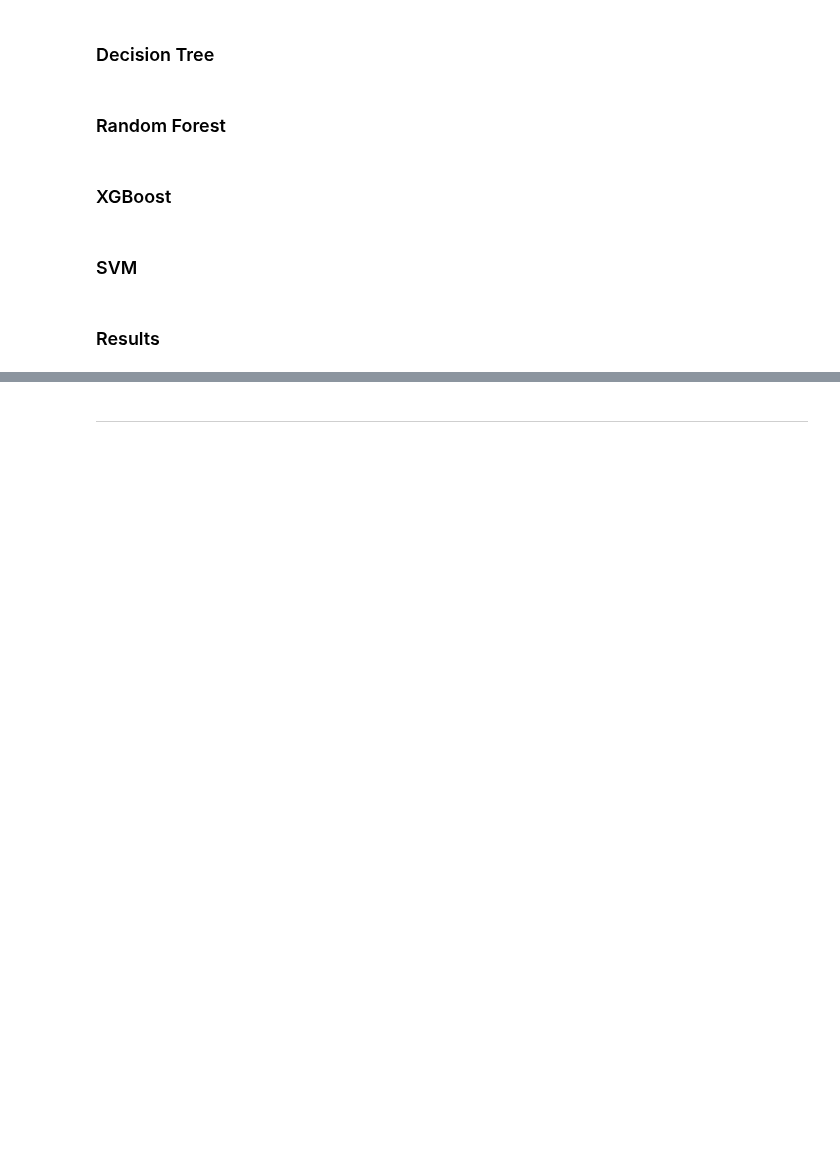
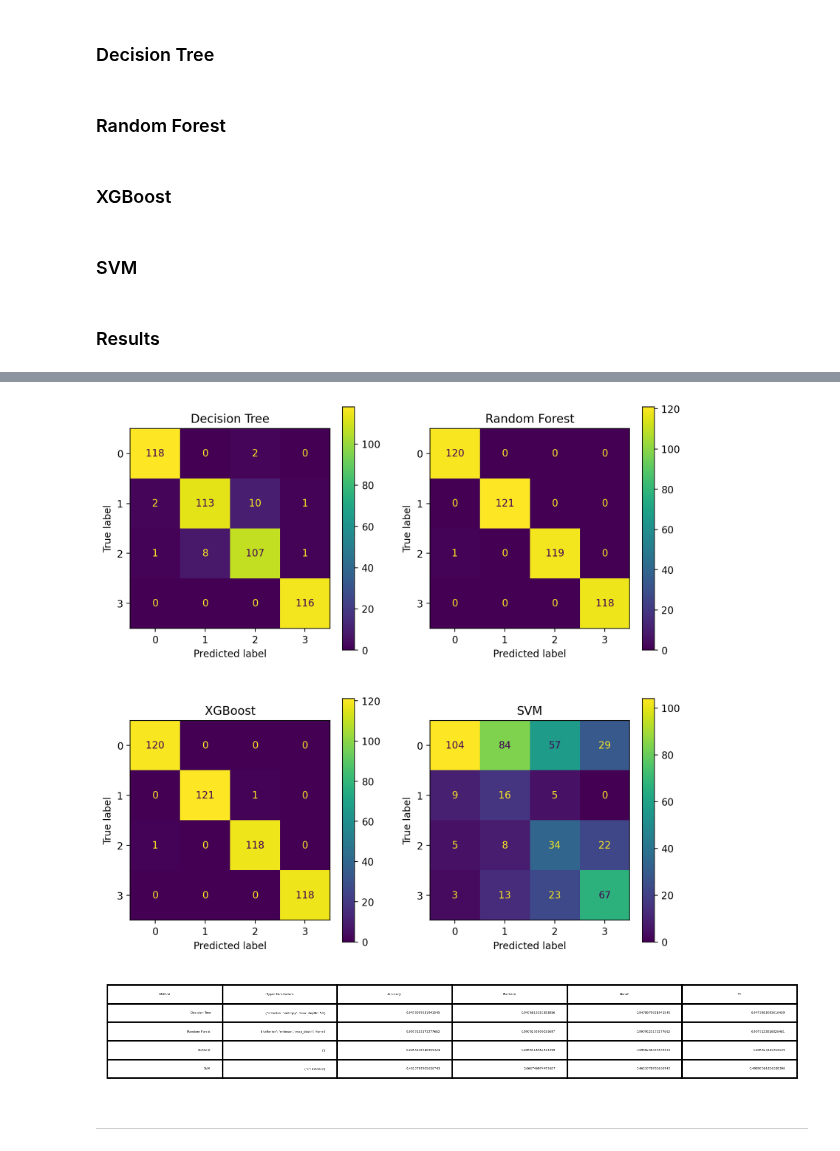
Before and after one commit to ckoliber/mlexercises, a Jupyter notebook: src/exercise1_1.ipynb, the cells around one changed output, grey strips where cells are left out. Saved outputs shown, nothing was run; the diff lists cells and outputs as text; code cells hidden in the pictures; blank space fills up the shorter version.

```diff
--- a/src/exercise1_1.ipynb
+++ b/src/exercise1_1.ipynb
@@ -101,7 +103,9 @@ xgboost_predicts = xgboost_model.predict(test_features)
 # %%
 svm_model = sk.model_selection.GridSearchCV(
     estimator=sk.svm.SVC(),
-    param_grid={},
+    param_grid={
+        "C": [100000],
+    },
     scoring="accuracy",
     n_jobs=-1,
     cv=5
@@ -132,2 +117,76 @@ plt.show()
+# %%
+fig, axes = plt.subplots(nrows=2, ncols=2, figsize=(10,10), dpi=200)
+axes = axes.flatten()
+
+axes[0].set_title("Decision Tree")
+sk.metrics.ConfusionMatrixDisplay.from_predictions(
+    decision_tree_predicts,
+    test_labels,
+    ax=axes[0]
+)
+
+axes[1].set_title("Random Forest")
+sk.metrics.ConfusionMatrixDisplay.from_predictions(
+    random_forest_predicts,
+    test_labels,
+    ax=axes[1]
+)
+
+axes[2].set_title("XGBoost")
+sk.metrics.ConfusionMatrixDisplay.from_predictions(
+    xgboost_predicts,
+    test_labels,
+    ax=axes[2]
+)
+
+axes[3].set_title("SVM")
+sk.metrics.ConfusionMatrixDisplay.from_predictions(
+    svm_predicts,
+    test_labels,
+    ax=axes[3]
+)
+
+plt.show()
+
+plt.figure(figsize=(8, 1), dpi=200)
+plt.table(cellText=[
+    [
+        "Decision Tree",
+        decision_tree_model.best_params_,
+        sk.metrics.accuracy_score(decision_tree_predicts, test_labels),
+        sk.metrics.precision_score(decision_tree_predicts, test_labels, average="weighted"),
+        sk.metrics.recall_score(decision_tree_predicts, test_labels, average="weighted"),
+        sk.metrics.f1_score(decision_tree_predicts, test_labels, average="weighted")
+    ],
+    [
+        "Random Forest",
+        random_forest_model.best_params_,
+        sk.metrics.accuracy_score(random_forest_predicts, test_labels),
+        sk.metrics.precision_score(random_forest_predicts, test_labels, average="weighted"),
+        sk.metrics.recall_score(random_forest_predicts, test_labels, average="weighted"),
+        sk.metrics.f1_score(random_forest_predicts, test_labels, average="weighted")
+    ],
+    [
+        "XGBoost",
+        xgboost_model.best_params_,
+        sk.metrics.accuracy_score(xgboost_predicts, test_labels),
+        sk.metrics.precision_score(xgboost_predicts, test_labels, average="weighted"),
+        sk.metrics.recall_score(xgboost_predicts, test_labels, average="weighted"),
+        sk.metrics.f1_score(xgboost_predicts, test_labels, average="weighted")
+    ],
+    [
+        "SVM",
+        svm_model.best_params_,
+        sk.metrics.accuracy_score(svm_predicts, test_labels),
+        sk.metrics.precision_score(svm_predicts, test_labels, average="weighted"),
+        sk.metrics.recall_score(svm_predicts, test_labels, average="weighted"),
+        sk.metrics.f1_score(svm_predicts, test_labels, average="weighted")
+    ]
+], colLabels=["Method", "Hyper Parameters", "Accuracy", "Precision", "Recall", "F1"], loc="center")
+plt.axis("off")
+plt.show()
+# %% [output]
+[figure, added]
+[figure, added]
 # %% [markdown]
 ---
```
Also changed, not shown: parts of 3 cells of this notebook.
